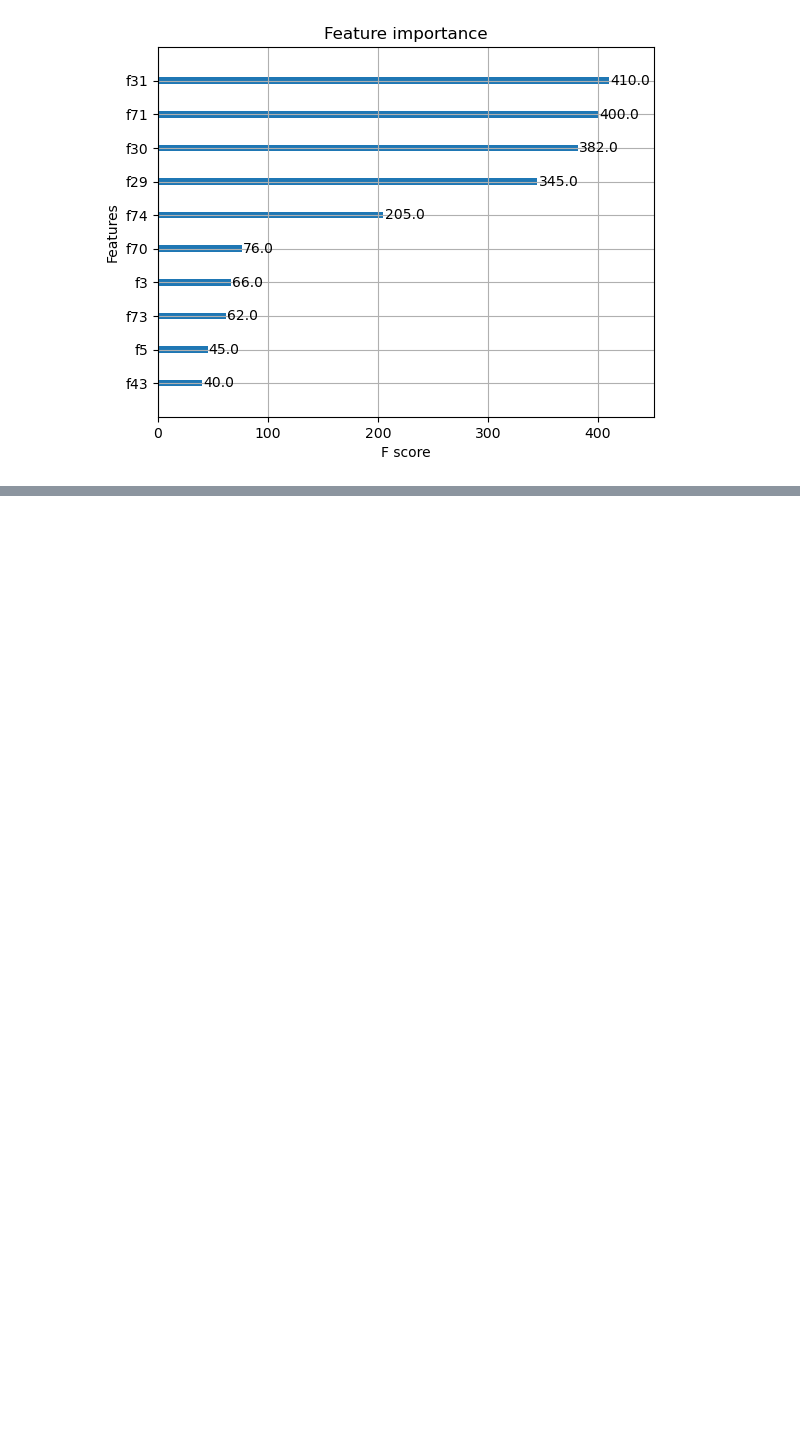
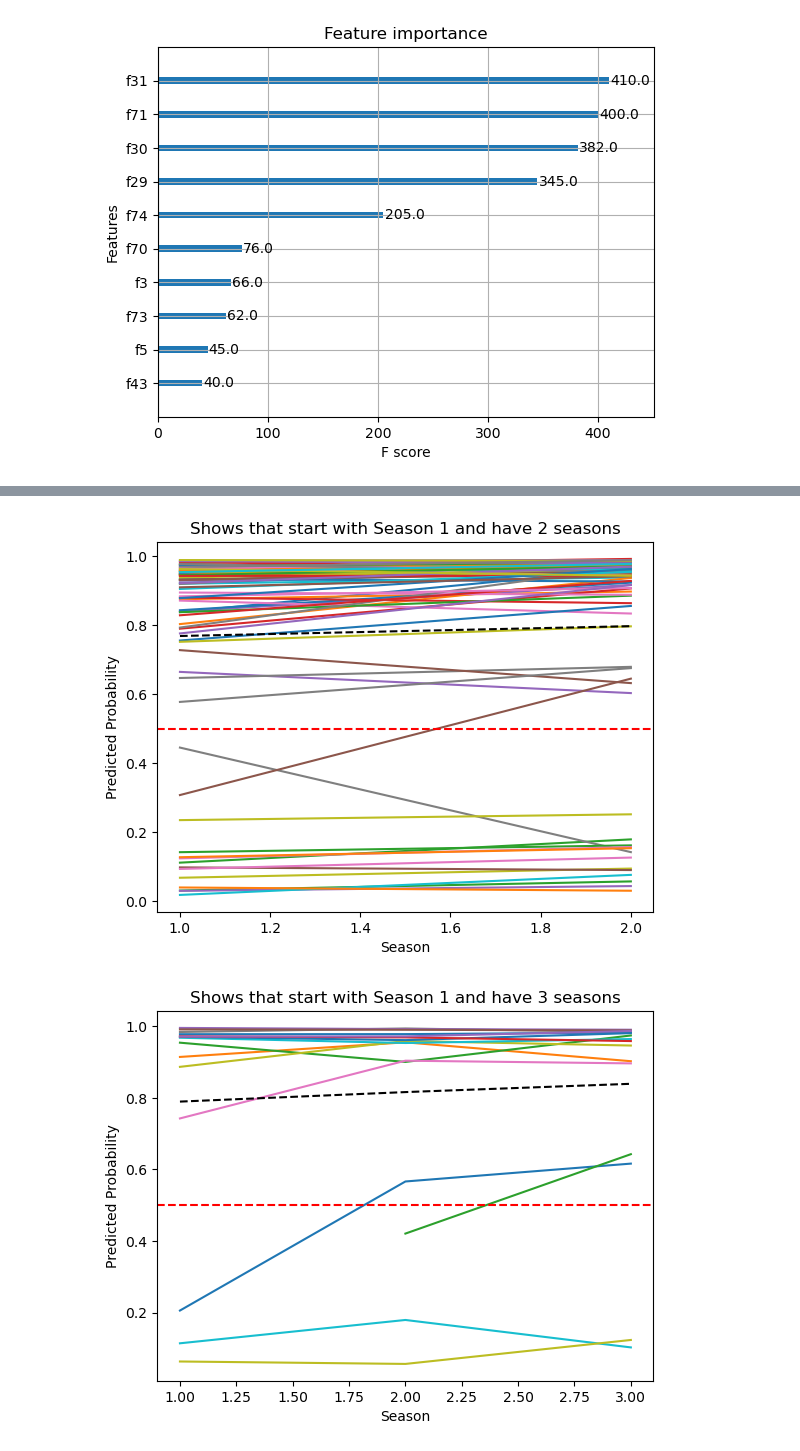
Before and after one commit to Joeyzect/Netflix_ALab_2022, a Jupyter notebook: notebooks/16-yen-tvshows-redux-modelling-final.ipynb, the cells around one changed output, grey strips where cells are left out. Drawn from its saved outputs; the diff is of its cells as text; code cells hidden in the pictures; blank space fills up the shorter version.

```diff
--- a/notebooks/16-yen-tvshows-redux-modelling-final.ipynb
+++ b/notebooks/16-yen-tvshows-redux-modelling-final.ipynb
@@ -1016,0 +1084,64 @@ plt.show()
+# %%
+# generate predicted probabilities for train set (drop 'combined_title', 'release_date', 'lower_title', 'is_tv_show', 'tconst', 'summary', 'averageRating', 'numVotes')
+y_pred_titles = best_xgb_gs_ns_knn_drop.predict_proba(tv_shows.drop(['combined_title', 'release_date', 'lower_title', 'is_tv_show', 'tconst', 'summary', 'averageRating', 'numVotes'], axis=1))[:,1]
+
+# append predicted probabilities to test set and create new dataframe called titles_wProb
+titles_wProb = tv_shows.copy()
+titles_wProb['pred_proba'] = y_pred_titles
+titles_wProb
+
+# group train_wTitles by tconst and take the maximum 'season' number, keeping only the season column
+season_max_train_wTitles = titles_wProb.groupby('tconst').max()['season'].reset_index()
+
+# rename season column to season_count
+season_max_train_wTitles = season_max_train_wTitles.rename(columns={'season': 'season_count'})
+season_max_train_wTitles
+
+# sort season_count_train_wTitles by season_count
+season_max_train_wTitles = season_max_train_wTitles.sort_values(by='season_count', ascending=False)
+season_max_train_wTitles
+
+# append season_count to train_wTitles, join on tconst
+titles_wProb = titles_wProb.merge(season_max_train_wTitles, on='tconst')
+
+for i in range(2, 6):
+    # save lower_titles with multiple appearances and 1st season starts at 1
+    multSeason_titles = titles_wProb[(titles_wProb['season_count'] == i) & (titles_wProb['season'] == 1)]
+
+    # extract rows corresponding to tconst in titles_wProb_season1 from titles_wProb
+    titles_wProb_multSeasons = titles_wProb[titles_wProb['tconst'].isin(multSeason_titles['tconst'])]
+
+    # for all lower_title in titles_wProb_multSeasons, plot the predicted probability of being in the top 10 vs season on a single plot
+    for title in titles_wProb_multSeasons['lower_title'].unique():
+        plt.plot(titles_wProb_multSeasons[titles_wProb_multSeasons['lower_title'] == title]['season'], titles_wProb_multSeasons[titles_wProb_multSeasons['lower_title'] == title]['pred_proba'])
+    plt.xlabel('Season')
+    plt.axhline(y=0.5, color='r', linestyle='--')
+    plt.plot(titles_wProb_multSeasons.groupby('season').mean()['pred_proba'], color='k', linestyle='--')
+    plt.ylabel('Predicted Probability')
+    plt.title('Shows that start with Season 1 and have {} seasons'.format(i))
+    plt.show()
+
+# # 2ND PLOT FOR ALL SHOWS WITH MULTIPLE SEASONS
+# find lower_title with multiple appearances and season_count > 2 in titles_wProb
+titles_wProb_multApp = titles_wProb[titles_wProb['lower_title'].duplicated(keep=False) & (titles_wProb['season_count'] > 1)]
+
+# sort titles_wProb_multApp by tconst and season
+titles_wProb_multApp = titles_wProb_multApp.sort_values(by=['tconst', 'season'])
+titles_wProb_multApp
+
+# find mighty express from titles_wProb_multApp
+random_title = titles_wProb_multApp[titles_wProb_multApp['lower_title'] == 'sexy beasts']
+
+# for all lower_title, plot the predicted probability of being in the top 10 vs season on a single plot with xticks in 1s
+for title in titles_wProb_multApp['lower_title'].unique():
+    plt.plot(titles_wProb_multApp[titles_wProb_multApp['lower_title'] == title]['season'], titles_wProb_multApp[titles_wProb_multApp['lower_title'] == title]['pred_proba'])
+plt.xlabel('Season')
+plt.ylabel('Predicted Probability of Being in Top 10')
+plt.axhline(y=0.5, color='r', linestyle='--')
+plt.plot(titles_wProb_multApp.groupby('season').mean()['pred_proba'], color='k', linestyle='--')
+plt.title('All TV Shows with Multiple Seasons')
+plt.xticks(np.arange(1, 25, 1))
+plt.show()
+# %% [output]
+[figure, added]
+[figure, added]
```
Also changed, not shown: parts of 9 cells of this notebook.
